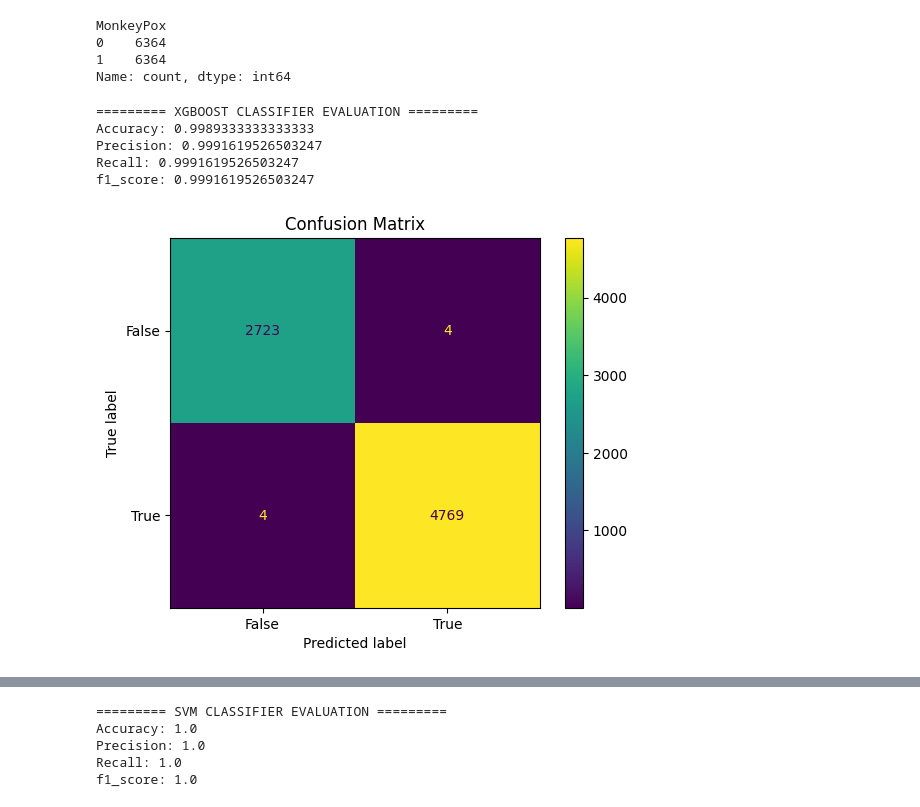
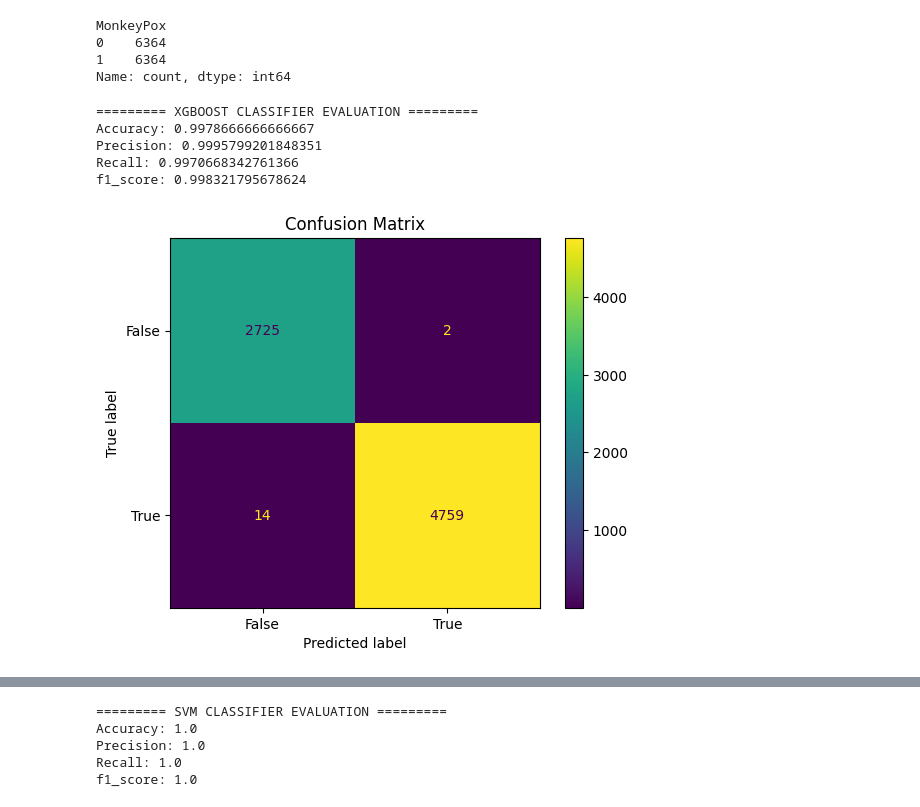
Before and after one commit to wilbertyg/monkey-pox-prediction, a Jupyter notebook: MonkeyPoxPrediction.ipynb, the cells around one changed output, grey strips where cells are left out. Saved outputs shown, nothing was run; the diff lists cells and outputs as text; code cells hidden in the pictures.

```diff
--- a/MonkeyPoxPrediction.ipynb
+++ b/MonkeyPoxPrediction.ipynb
@@ -166,16 +166,16 @@ def model_evaluation(model_name, y_test, predictions):
 # %%
 # Classification using XGBoost
 XGBOOST_MODEL = XGBClassifier()
-XGBOOST_MODEL.fit(X_train.values, y_train)
-pred = XGBOOST_MODEL.predict(X_test.values)
+XGBOOST_MODEL.fit(X_train, y_train)
+pred = XGBOOST_MODEL.predict(X_test)
 model_evaluation("XGBOOST CLASSIFIER", y_test, pred)
 # %% [output]
 ========= XGBOOST CLASSIFIER EVALUATION =========
-Accuracy: 0.9989333333333333
-Precision: 0.9991619526503247
-Recall: 0.9991619526503247
-f1_score: 0.9991619526503247
+Accuracy: 0.9978666666666667
+Precision: 0.9995799201848351
+Recall: 0.9970668342761366
+f1_score: 0.998321795678624
-[figure, old version]
+[figure, new version]
 # %%
 # Classification using Decision Tree
 DecisionTree = DecisionTreeClassifier()
```
Also changed, not shown: parts of 11 cells of this notebook, 6 other files.
